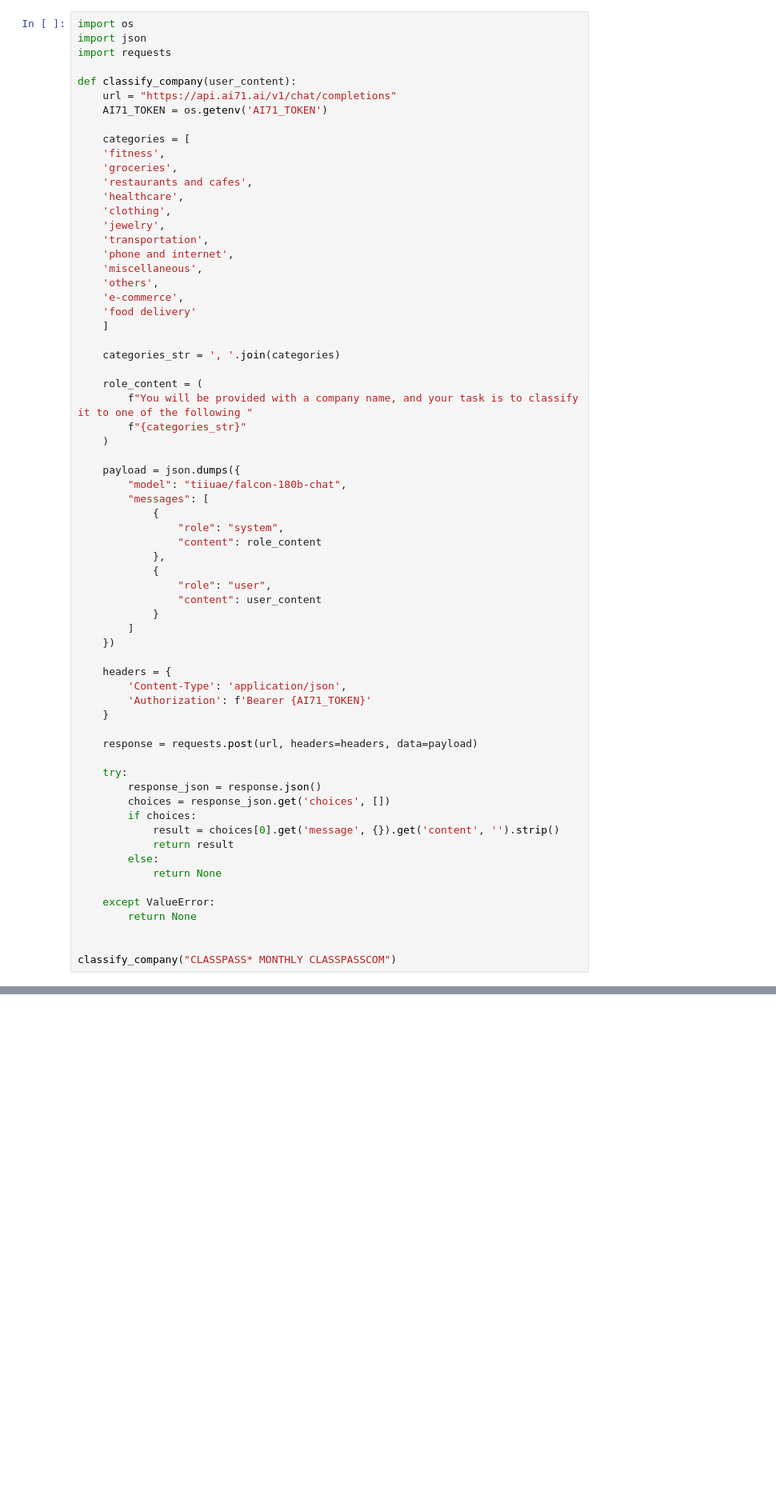
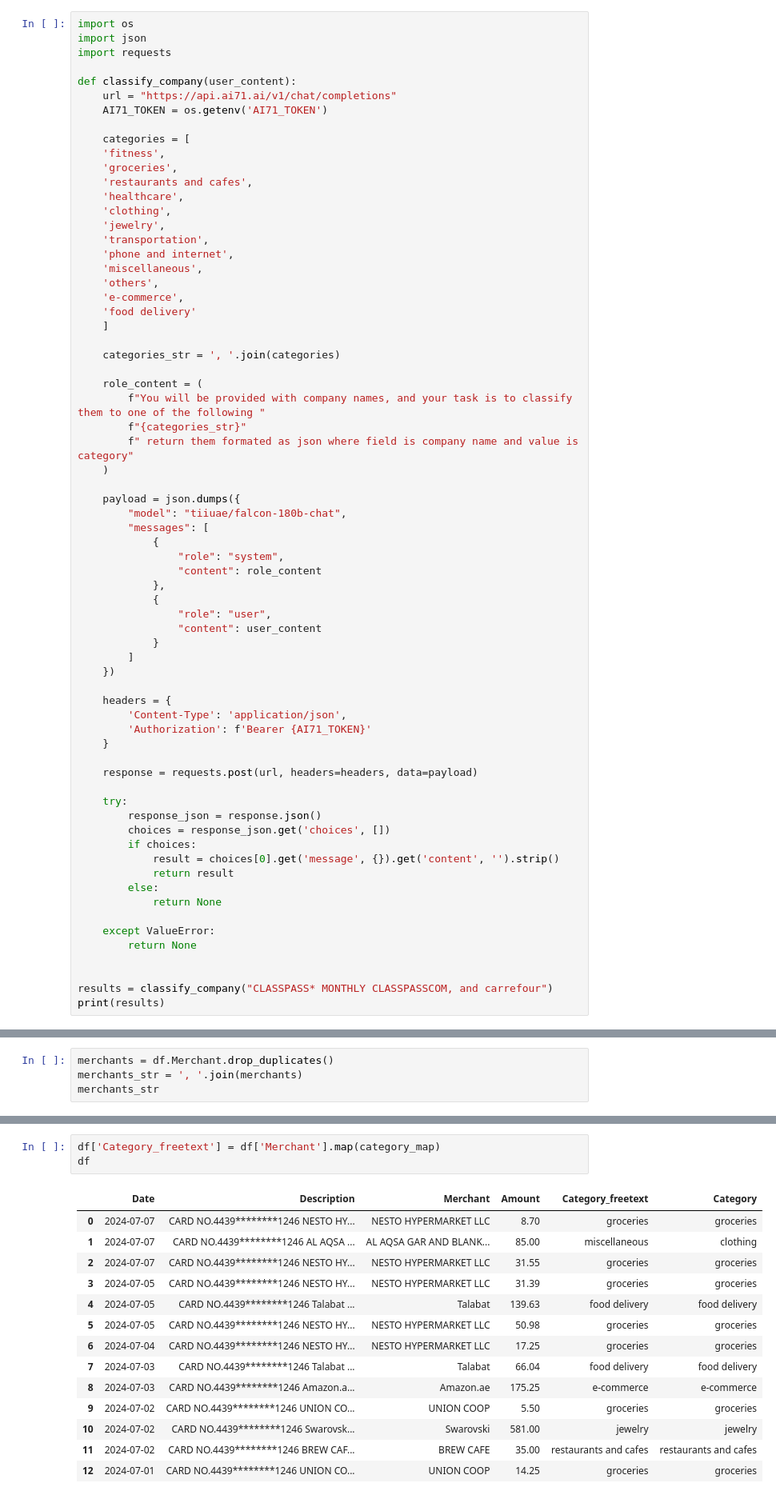
Before and after one commit to x110/SpendWise, a Jupyter notebook: notebooks/playground.ipynb, the cells around one changed output, grey strips where cells are left out. Shown at 80% size. Saved outputs shown, nothing was run; the diff lists cells and outputs as text; blank space fills up the shorter version.

```diff
--- a/notebooks/playground.ipynb
+++ b/notebooks/playground.ipynb
@@ -98,8 +98,9 @@ def classify_company(user_content):
     categories_str = ', '.join(categories)
 
     role_content = (
-        f"You will be provided with a company name, and your task is to classify it to one of the following "
+        f"You will be provided with company names, and your task is to classify them to one of the following "
         f"{categories_str}"
+        f" return them formated as json where field is company name and value is category"
     )
 
     payload = json.dumps({
@@ -136,5 +137,6 @@ def classify_company(user_content):
         return None
 
 
-classify_company("CLASSPASS* MONTHLY CLASSPASSCOM")
+results = classify_company("CLASSPASS* MONTHLY CLASSPASSCOM, and carrefour")
+print(results)
 # %% [output]
@@ -521,0 +529,4 @@ LIMIT 3;
+# %%
+merchants = df.Merchant.drop_duplicates()
+merchants_str = ', '.join(merchants)
+merchants_str
@@ -521,0 +606,18 @@ LIMIT 3;
+# %%
+df['Category_freetext'] = df['Merchant'].map(category_map)
+df
+# %% [output]
+|  | Date | Description | Merchant | Amount | Category_freetext | Category |
+| 0 | 2024-07-07 | CARD NO.4439********1246 NESTO HY... | NESTO HYPERMARKET LLC | 8.70 | groceries | groceries |
+| 1 | 2024-07-07 | CARD NO.4439********1246 AL AQSA ... | AL AQSA GAR AND BLANK... | 85.00 | miscellaneous | clothing |
+| 2 | 2024-07-07 | CARD NO.4439********1246 NESTO HY... | NESTO HYPERMARKET LLC | 31.55 | groceries | groceries |
+| 3 | 2024-07-05 | CARD NO.4439********1246 NESTO HY... | NESTO HYPERMARKET LLC | 31.39 | groceries | groceries |
+| 4 | 2024-07-05 | CARD NO.4439********1246 Talabat ... | Talabat | 139.63 | food delivery | food delivery |
+| 5 | 2024-07-05 | CARD NO.4439********1246 NESTO HY... | NESTO HYPERMARKET LLC | 50.98 | groceries | groceries |
+| 6 | 2024-07-04 | CARD NO.4439********1246 NESTO HY... | NESTO HYPERMARKET LLC | 17.25 | groceries | groceries |
+| 7 | 2024-07-03 | CARD NO.4439********1246 Talabat ... | Talabat | 66.04 | food delivery | food delivery |
+| 8 | 2024-07-03 | CARD NO.4439********1246 Amazon.a... | Amazon.ae | 175.25 | e-commerce | e-commerce |
+| 9 | 2024-07-02 | CARD NO.4439********1246 UNION CO... | UNION COOP | 5.50 | groceries | groceries |
+| 10 | 2024-07-02 | CARD NO.4439********1246 Swarovsk... | Swarovski | 581.00 | jewelry | jewelry |
+| 11 | 2024-07-02 | CARD NO.4439********1246 BREW CAF... | BREW CAFE | 35.00 | restaurants and cafes | restaurants and cafes |
+| 12 | 2024-07-01 | CARD NO.4439********1246 UNION CO... | UNION COOP | 14.25 | groceries | groceries |
```
Also changed, not shown: parts of 4 cells of this notebook, 7 other files.
